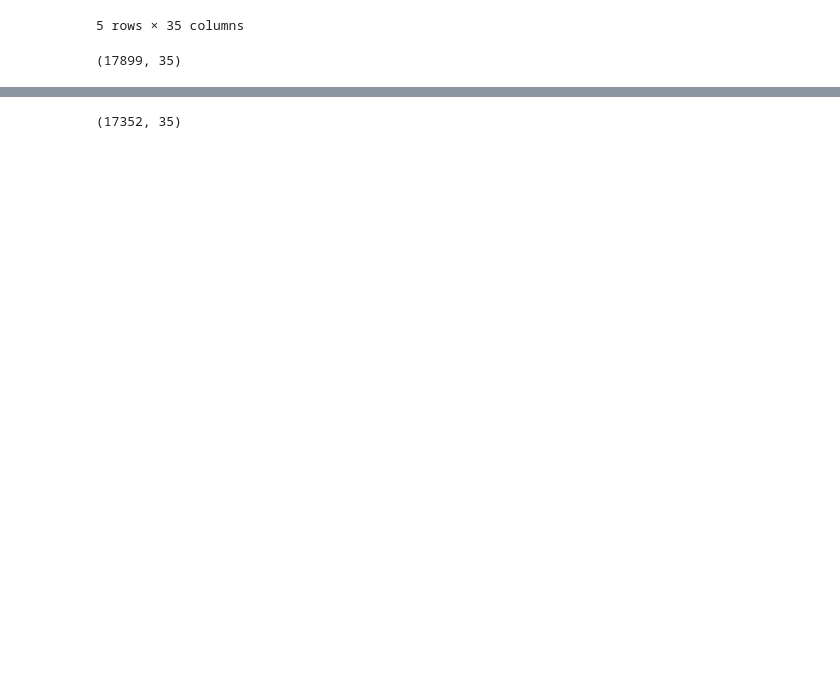
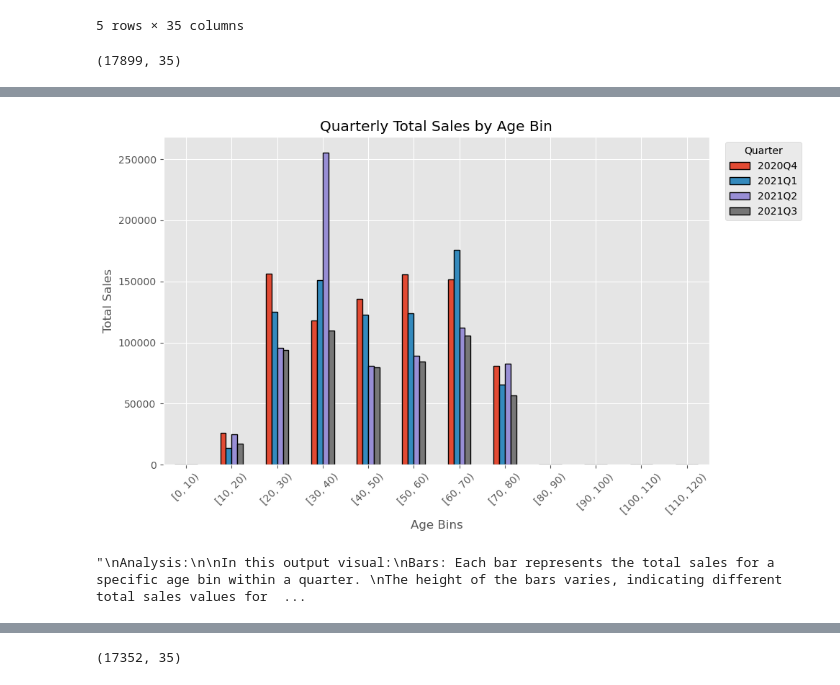
Before and after one commit to dzemal5/prime_suspects, a Jupyter notebook: Amazon Sales FY2020-21.ipynb, the cells around one changed output, grey strips where cells are left out. Cells and saved outputs as stored; diff of their text form; code cells hidden in the pictures; blank space fills up the shorter version.

```diff
--- a/Amazon Sales FY2020-21.ipynb
+++ b/Amazon Sales FY2020-21.ipynb
@@ -198,3 +465,60 @@ beauty_grooming_df.shape
+# %%
+# Create a figure and axis
+fig, ax = plt.subplots(figsize=(10, 6))
+
+# Pivot the data to create a wide format suitable for dot plot
+dot_plot_data = sales_by_quarter_age_bin.pivot(index='age_bin', columns='quarter', values='value')
+
+# Plot the dot plot
+dot_plot_data.plot(kind='bar', ax=ax, edgecolor='black', linewidth=1)
+
+# Set chart title and axis labels
+ax.set_title('Quarterly Total Sales by Age Bin')
+ax.set_xlabel('Age Bins')
+ax.set_ylabel('Total Sales')
+
+# Rotate x-axis labels for better visibility
+plt.xticks(rotation=45)
+
+# Add legend
+ax.legend(dot_plot_data.columns, title='Quarter', bbox_to_anchor=(1.02, 1), loc='upper left')
+
+# Display the chart
+plt.tight_layout()
+plt.show()
+
+'''
+Analysis:
+
+In this output visual:
+Bars: Each bar represents the total sales for a specific age bin within a quarter.
+The height of the bars varies, indicating different total sales values for different age bin and quarter combinations.
+
+X-axis: The x-axis displays the age bin ranges, such as '(0.0, 10.0]', '(10.0, 20.0]', '(20.0, 30.0]', and so on.
+These labels represent the age ranges in years.
+
+Y-axis: The y-axis represents the total sales value.
+The higher the bar, the higher the total sales for that particular age bin and quarter combination.
+
+Colors: There are four distinct colors in the bars, representing the four different quarters present in the data.
+
+Legend: The legend in the top-left corner shows the mapping between the colors and the corresponding quarters.
+For example, the light blue color represents 'Q1', green represents 'Q2', orange represents 'Q3', and purple represents 'Q4'.
+
+By analyzing this visual, you can make the following observations:
+The age bin '(30.0, 40.0]' (likely representing ages between 30 and 40 years) has the highest total sales
+across all quarters, as indicated by the tallest bars in all colors.
+The age bin '(0.0, 10.0]' (likely representing ages between 0 and 10 years) has the lowest total sales across
+ all quarters, as indicated by the shortest bars in all colors.
+For most age bins, the total sales seem to be highest in 'Q3' (orange bars) and lowest in 'Q1' (light blue bars),
+suggesting potential seasonal variations in sales.
+There are some age bins where the total sales are relatively consistent across quarters, such as '(20.0, 30.0]' and '(40.0, 50.0]'.
+Overall, this visual allows you to compare the total sales across different age groups (age bins)
+and identify which age groups contribute the most or least to the total sales in each quarter.
+It also helps you spot any potential trends or patterns in sales across different quarters for specific age groups.'''
+# %% [output]
+[figure, added]
+"\nAnalysis:\n\nIn this output visual:\nBars: Each bar represents the total sales for a specific age bin within a quarter. \nThe height of the bars varies, indicating different total sales values for  ...
 # %%
 entertainment_df = main_df[main_df["category"] == "Entertainment"]
 # %%
```
Also changed, not shown: parts of 9 cells of this notebook.
